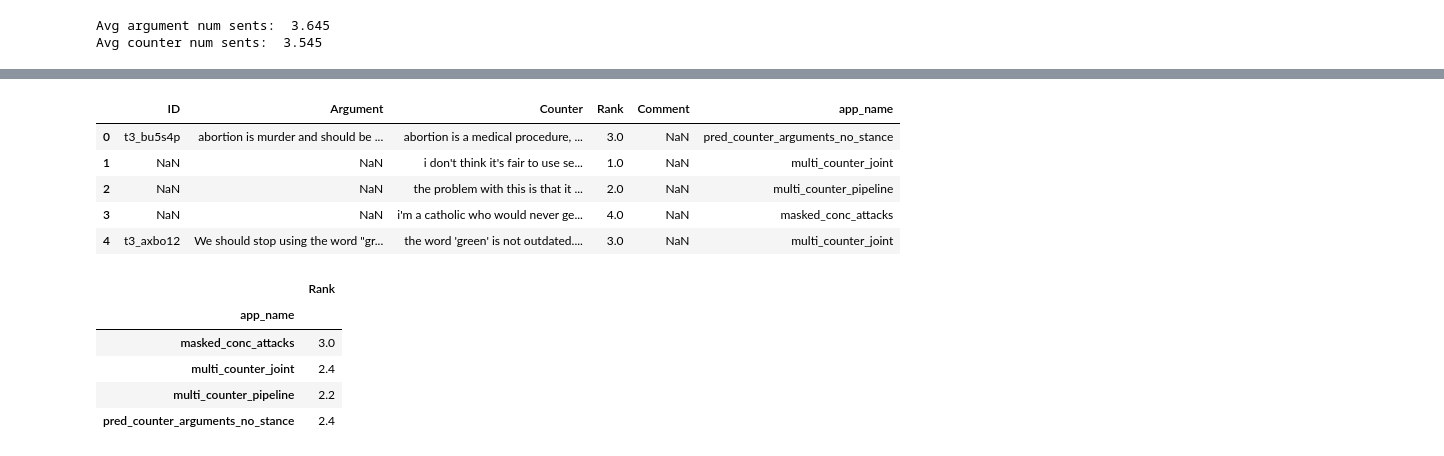
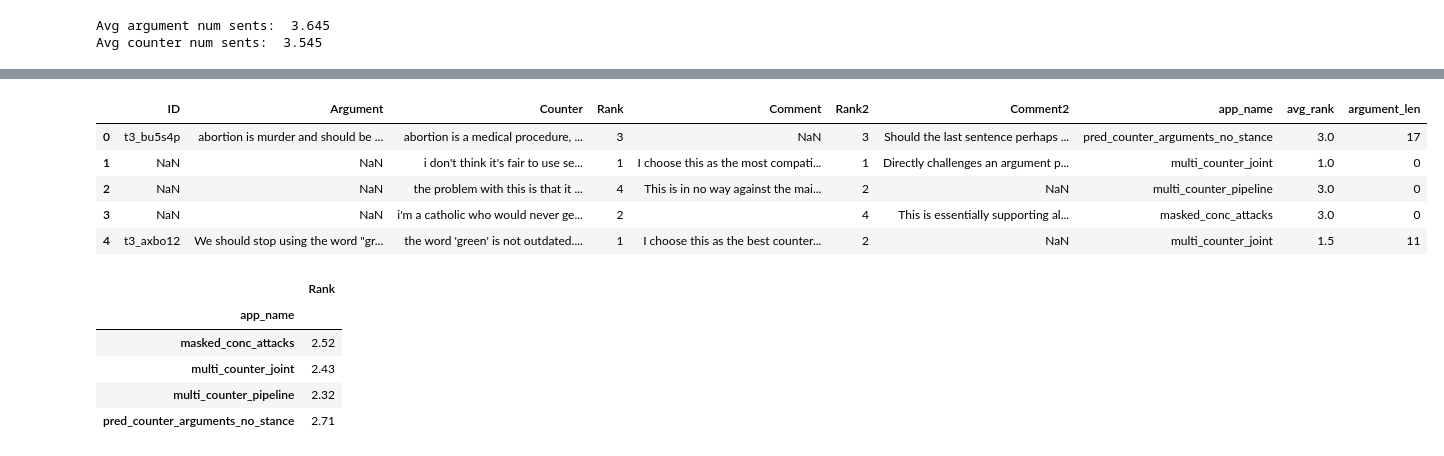
Before and after one commit to webis-de/eacl23-conclusion-based-counter-argument-generation, a Jupyter notebook: src-ipynb/evaluating-conclusion-and-ca-models.ipynb, the cells around one changed output, grey strips where cells are left out. Drawn from its saved outputs; the diff is of its cells as text; code cells hidden in the pictures.

```diff
--- a/src-ipynb/evaluating-conclusion-and-ca-models.ipynb
+++ b/src-ipynb/evaluating-conclusion-and-ca-models.ipynb
@@ -628,4 +628,17 @@ test_sample_df = pd.read_pickle('../data/manual_evaluation/eval_sample_all.pkl')
+# %%
+mo_results_df = pd.read_excel('../data/manual_evaluation/results/counter_eval_mo.xlsx')
+sr_results_df = pd.read_excel('../data/manual_evaluation/results/counter_eval_sr.xlsx')
+
+eval_df = pd.read_pickle('../data/manual_evaluation/eval_sample_all.pkl')
+
+all_ann_df = mo_results_df
+all_ann_df['Rank2']    = sr_results_df['Rank'].tolist()
+all_ann_df['Comment2'] = sr_results_df['Comment'].tolist()
+all_ann_df['app_name'] = eval_df['Approach name'].tolist()
+all_ann_df['avg_rank'] = all_ann_df.apply(lambda row: (row['Rank'] + row['Rank2'])/2, axis=1)
 # %%
-results_df['num_sents'] = test_sample_df['Argument'].apply(lambda x: len(nltk.sent_tokenize(x)))
-results_df['num_count_sents'] = test_sample_df['Counter'].apply(lambda x: len(nltk.sent_tokenize(x)))
+eval_df['num_sents'] = eval_df['Argument'].apply(lambda x: len(nltk.sent_tokenize(x)))
+eval_df['num_count_sents'] = eval_df['Counter'].apply(lambda x: len(nltk.sent_tokenize(x)))
+
+arg_len_dict = pd.Series(eval_df.num_sents.values, index=eval_df.ID).to_dict()
 # %%
@@ -649,18 +650,20 @@ results_df['app_name'] = test_sample_df['Approach name'].tolist()
+# %%
+all_ann_df['argument_len'] = all_ann_df.ID.apply(lambda x: arg_len_dict[x] if x is not np.nan else 0)
 # %%
-results_df.head()
+all_ann_df.head()
 # %% [output]
-|  | ID | Argument | Counter | Rank | Comment | app_name |
-| 0 | t3_bu5s4p | abortion is murder and should be ... | abortion is a medical procedure, ... | 3.0 | NaN | pred_counter_arguments_no_stance |
-| 1 | NaN | NaN | i don't think it's fair to use se... | 1.0 | NaN | multi_counter_joint |
-| 2 | NaN | NaN | the problem with this is that it ... | 2.0 | NaN | multi_counter_pipeline |
-| 3 | NaN | NaN | i'm a catholic who would never ge... | 4.0 | NaN | masked_conc_attacks |
-| 4 | t3_axbo12 | We should stop using the word "gr... | the word 'green' is not outdated.... | 3.0 | NaN | multi_counter_joint |
+|  | ID | Argument | Counter | Rank | Comment | Rank2 | Comment2 | app_name | avg_rank | argument_len |
+| 0 | t3_bu5s4p | abortion is murder and should be ... | abortion is a medical procedure, ... | 3 | NaN | 3 | Should the last sentence perhaps ... | pred_counter_arguments_no_stance | 3.0 | 17 |
+| 1 | NaN | NaN | i don't think it's fair to use se... | 1 | I choose this as the most compati... | 1 | Directly challenges an argument p... | multi_counter_joint | 1.0 | 0 |
+| 2 | NaN | NaN | the problem with this is that it ... | 4 | This is in no way against the mai... | 2 | NaN | multi_counter_pipeline | 3.0 | 0 |
+| 3 | NaN | NaN | i'm a catholic who would never ge... | 2 |  | 4 | This is essentially supporting al... | masked_conc_attacks | 3.0 | 0 |
+| 4 | t3_axbo12 | We should stop using the word "gr... | the word 'green' is not outdated.... | 1 | I choose this as the best counter... | 2 | NaN | multi_counter_joint | 1.5 | 11 |
 # %%
-results_df[['app_name', 'Rank']].groupby('app_name').agg({'Rank': lambda x: np.mean(x)})
+all_ann_df[['app_name', 'Rank']].groupby('app_name').agg({'Rank': lambda x: np.mean(x)})
 # %% [output]
 |  | Rank |
 | app_name |  |
-| masked_conc_attacks | 3.0 |
-| multi_counter_joint | 2.4 |
-| multi_counter_pipeline | 2.2 |
-| pred_counter_arguments_no_stance | 2.4 |
+| masked_conc_attacks | 2.52 |
+| multi_counter_joint | 2.43 |
+| multi_counter_pipeline | 2.32 |
+| pred_counter_arguments_no_stance | 2.71 |
```
Also changed, not shown: parts of 22 cells of this notebook, 8 other files.
